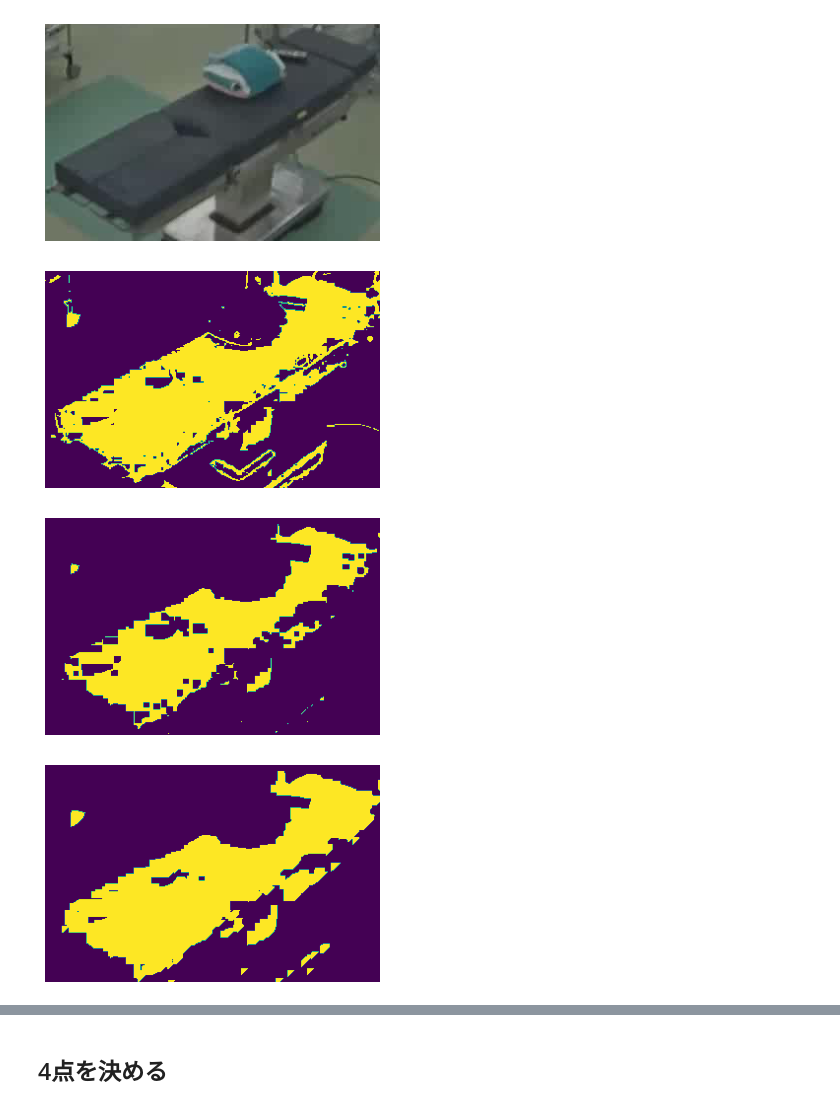
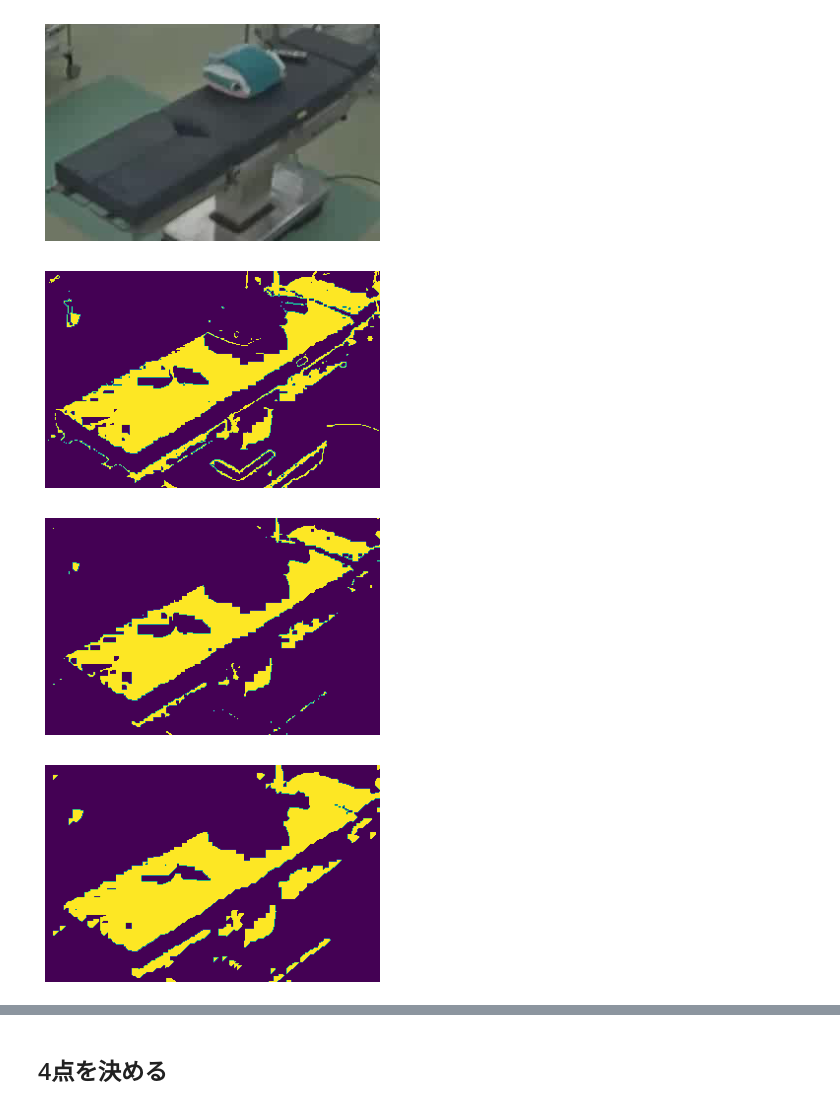
Before and after one commit to kojikojiprg/ova4gar, a Jupyter notebook: notebooks/utils/set_homography.ipynb, the cells around one changed output, grey strips where cells are left out. Drawn from its saved outputs; the diff is of its cells as text; code cells hidden in the pictures.

```diff
--- a/notebooks/utils/set_homography.ipynb
+++ b/notebooks/utils/set_homography.ipynb
@@ -22,8 +21,8 @@ C:\Users\k2111\program\research/video/08/20210915/01.mp4
 C:\Users\k2111\program\research\data/08/field.png
 # %%
 # open video and image
-video = Capture(video_path)
-frame = video.read()
+cap = video.Capture(video_path)
+frame = cap.read()
 utils.show_img(frame)
 
 field = cv2.imread(field_path)
@@ -36,8 +35,12 @@ utils.show_img(field)
 ## ベッドを検出
 # %%
 hsv_range = {
-    'min': np.array((0, 0, 50)),
+    'min': np.array((80, 0, 50)),
     'max': np.array((180, 71, 81))
+}
+rgb_range = {
+    'min': np.array((55, 30, 30)),
+    'max': np.array((80, 80, 80))
 }
 area = {
     'min': [490, 380],
@@ -50,24 +53,27 @@ utils.show_img(crop)
 [figure]
 # %%
 # rgb 2 hsv
-hsv = cv2.cvtColor(crop, cv2.COLOR_RGB2HSV)
-hsv = cv2.inRange(hsv, hsv_range['min'], hsv_range['max'])
-utils.show_img(hsv)
+# hsv = cv2.cvtColor(crop, cv2.COLOR_RGB2HSV)
+# hsv = cv2.inRange(hsv, hsv_range['min'], hsv_range['max'])
+# utils.show_img(hsv)
+
+rgb = cv2.inRange(crop, rgb_range['min'], rgb_range['max'])
+utils.show_img(rgb)
 # %% [output]
-[figure, old version]
+[figure, new version]
 # %%
 # noize reduction
 kernel = cv2.getStructuringElement(cv2.MORPH_RECT, (2, 2))
-erode = cv2.erode(hsv, kernel, iterations=4)
+erode = cv2.erode(rgb, kernel, iterations=2)
 utils.show_img(erode)
 
 
 kernel = cv2.getStructuringElement(cv2.MORPH_CROSS, (2, 2))
-dilate = cv2.dilate(erode, kernel, iterations=6)
+dilate = cv2.dilate(erode, kernel, iterations=4)
 utils.show_img(dilate)
 # %% [output]
-[figure, old version]
+[figure, new version]
-[figure, old version]
+[figure, new version]
 # %%
 # create mask
 mask = np.zeros((frame.shape[0], frame.shape[1]), dtype=np.uint8)
```
Also changed, not shown: parts of 8 cells of this notebook.
